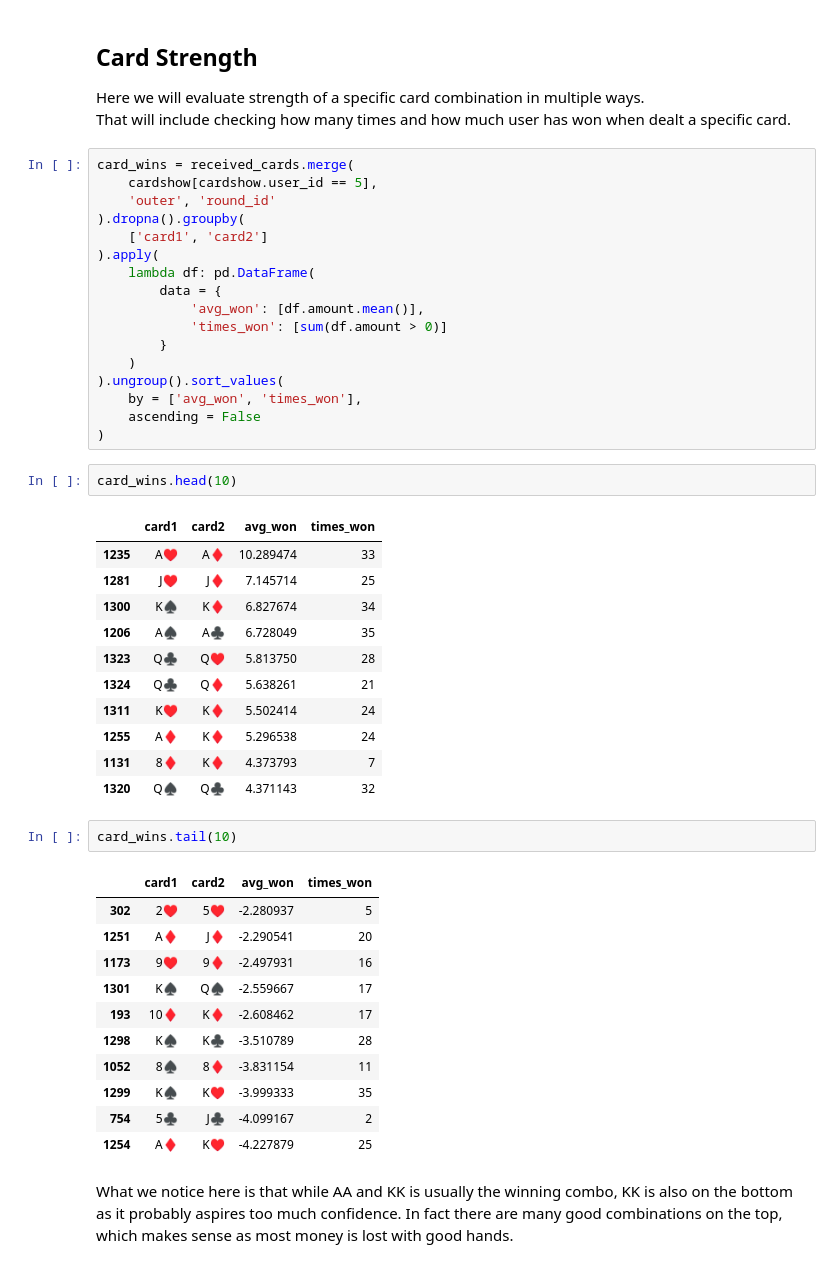
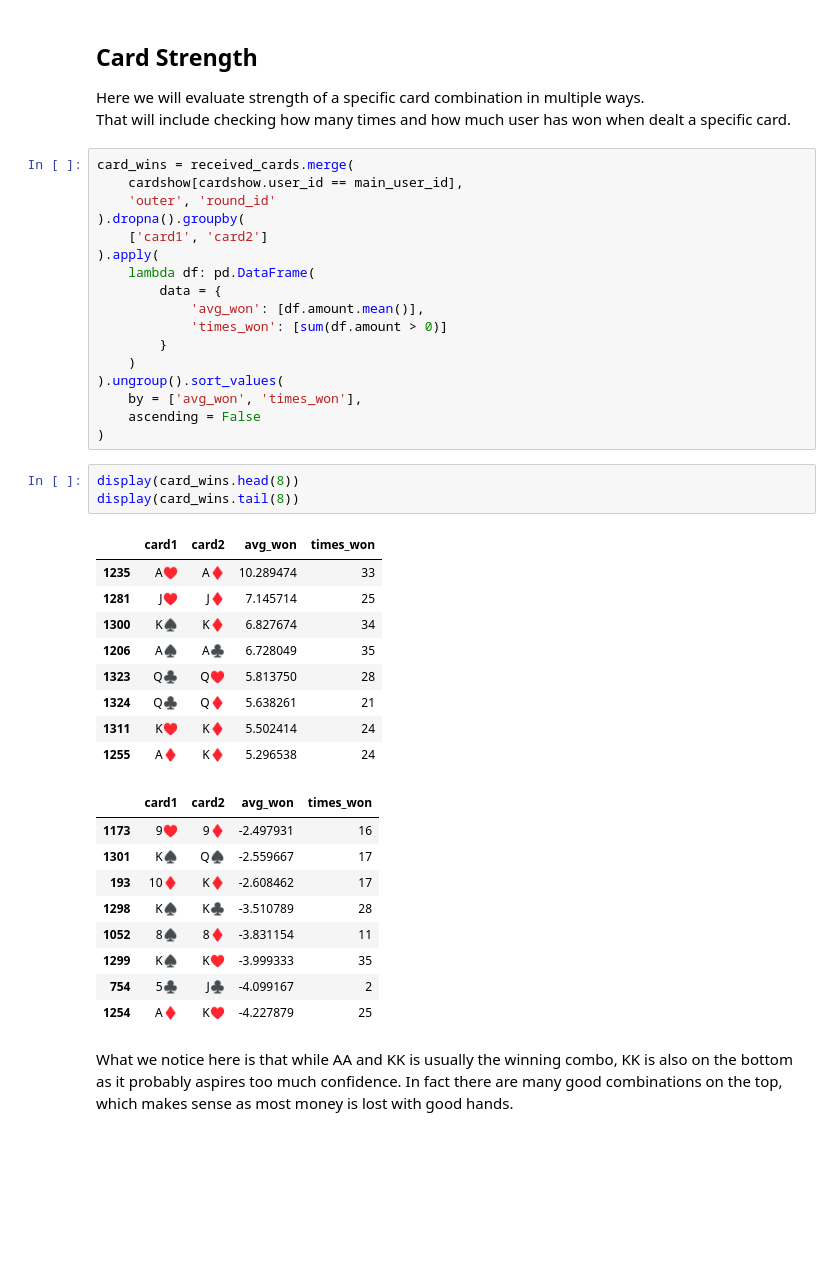
Before and after one commit to kuco23/PokerPlayerPatterns, a Jupyter notebook: notebook.ipynb, the cells around one changed output. Drawn from its saved outputs; the diff is of its cells as text; blank space fills up the shorter version.

```diff
--- a/notebook.ipynb
+++ b/notebook.ipynb
@@ -78,7 +79,7 @@ Here we will evaluate strength of a specific card combination in multiple ways.<
 That will include checking how many times and how much user has won when dealt a specific card.
 # %%
 card_wins = received_cards.merge(
-    cardshow[cardshow.user_id == 5],
+    cardshow[cardshow.user_id == main_user_id],
     'outer', 'round_id'
 ).dropna().groupby(
     ['card1', 'card2']
@@ -93,34 +94,28 @@ card_wins = received_cards.merge(
     by = ['avg_won', 'times_won'],
     ascending = False
 )
-# %%
-card_wins.head(10)
-# %% [output]
-|  | card1 | card2 | avg_won | times_won |
-| 1235 | A♥ | A♦ | 10.289474 | 33 |
-| 1281 | J♥ | J♦ | 7.145714 | 25 |
-| 1300 | K♠ | K♦ | 6.827674 | 34 |
-| 1206 | A♠ | A♣ | 6.728049 | 35 |
-| 1323 | Q♣ | Q♥ | 5.813750 | 28 |
-| 1324 | Q♣ | Q♦ | 5.638261 | 21 |
-| 1311 | K♥ | K♦ | 5.502414 | 24 |
-| 1255 | A♦ | K♦ | 5.296538 | 24 |
-| 1131 | 8♦ | K♦ | 4.373793 | 7 |
-| 1320 | Q♠ | Q♣ | 4.371143 | 32 |
-# %%
-card_wins.tail(10)
-# %% [output]
-|  | card1 | card2 | avg_won | times_won |
-| 302 | 2♥ | 5♥ | -2.280937 | 5 |
-| 1251 | A♦ | J♦ | -2.290541 | 20 |
-| 1173 | 9♥ | 9♦ | -2.497931 | 16 |
-| 1301 | K♠ | Q♠ | -2.559667 | 17 |
-| 193 | 10♦ | K♦ | -2.608462 | 17 |
-| 1298 | K♠ | K♣ | -3.510789 | 28 |
-| 1052 | 8♠ | 8♦ | -3.831154 | 11 |
-| 1299 | K♠ | K♥ | -3.999333 | 35 |
-| 754 | 5♣ | J♣ | -4.099167 | 2 |
-| 1254 | A♦ | K♥ | -4.227879 | 25 |
+# %%
+display(card_wins.head(8))
+display(card_wins.tail(8))
+# %% [output]
+|  | card1 | card2 | avg_won | times_won |
+| 1235 | A♥ | A♦ | 10.289474 | 33 |
+| 1281 | J♥ | J♦ | 7.145714 | 25 |
+| 1300 | K♠ | K♦ | 6.827674 | 34 |
+| 1206 | A♠ | A♣ | 6.728049 | 35 |
+| 1323 | Q♣ | Q♥ | 5.813750 | 28 |
+| 1324 | Q♣ | Q♦ | 5.638261 | 21 |
+| 1311 | K♥ | K♦ | 5.502414 | 24 |
+| 1255 | A♦ | K♦ | 5.296538 | 24 |
+|  | card1 | card2 | avg_won | times_won |
+| 1173 | 9♥ | 9♦ | -2.497931 | 16 |
+| 1301 | K♠ | Q♠ | -2.559667 | 17 |
+| 193 | 10♦ | K♦ | -2.608462 | 17 |
+| 1298 | K♠ | K♣ | -3.510789 | 28 |
+| 1052 | 8♠ | 8♦ | -3.831154 | 11 |
+| 1299 | K♠ | K♥ | -3.999333 | 35 |
+| 754 | 5♣ | J♣ | -4.099167 | 2 |
+| 1254 | A♦ | K♥ | -4.227879 | 25 |
 # %% [markdown]
 What we notice here is that while AA and KK is usually the winning combo, KK is also on the bottom as it probably aspires too much confidence. In fact there are many good combinations on the top, which makes sense as most money is lost with good hands.
 # %% [markdown]
```
Also changed, not shown: parts of 10 cells of this notebook, 6 other files.
